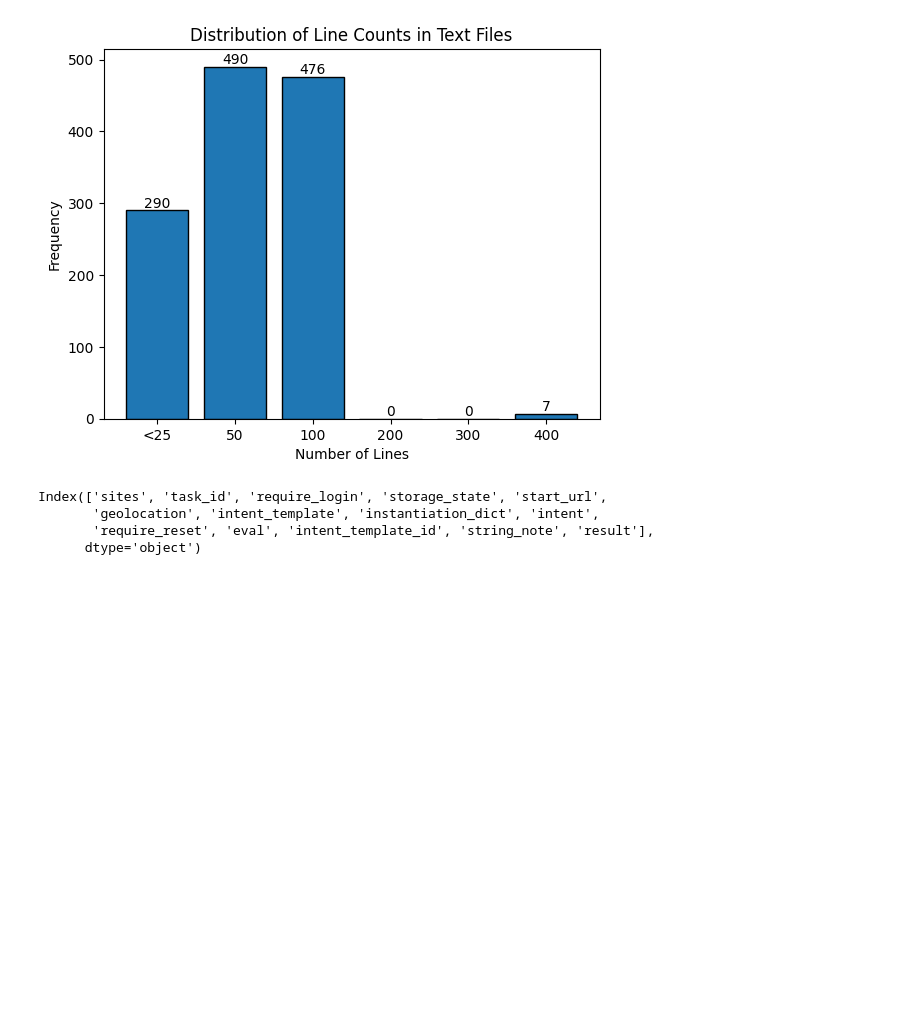
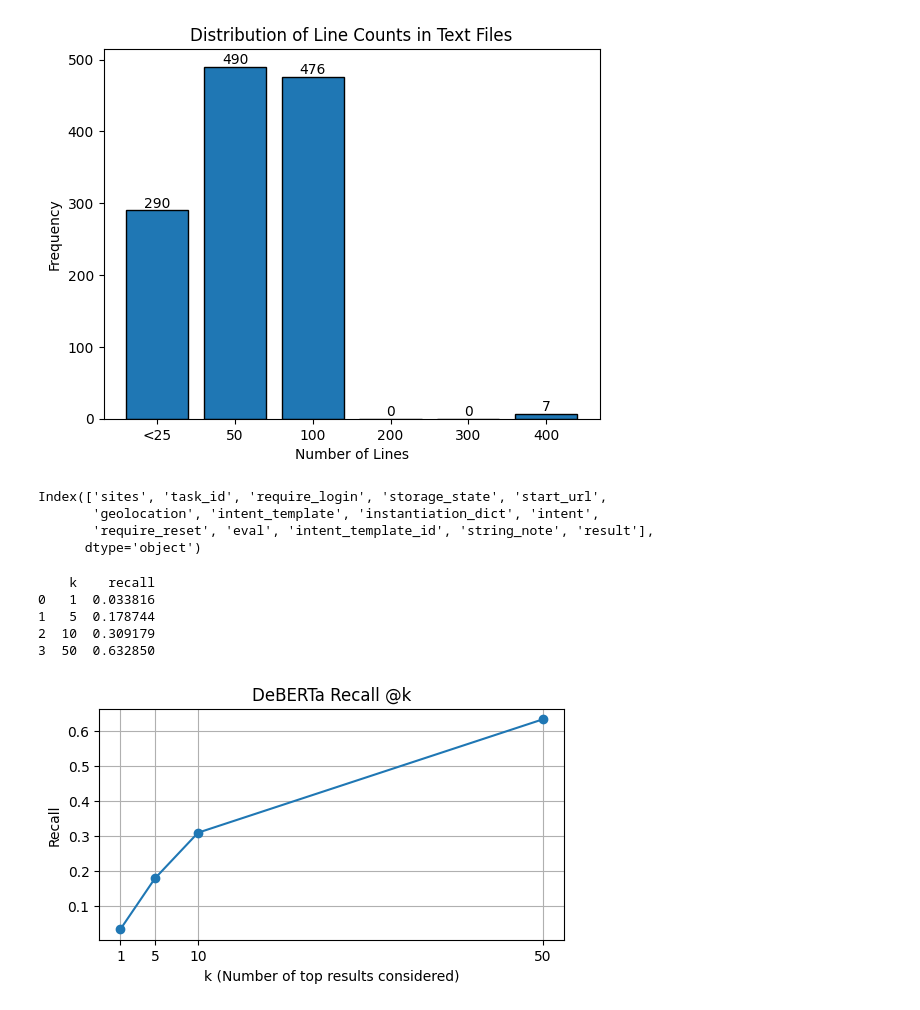
Before and after one commit to HoningJade/NLP-and-LM-for-web-agents, a Jupyter notebook: webarena_analysis/webarena_distribution.ipynb, the cells around one changed output. Cells and saved outputs as stored; diff of their text form; code cells hidden in the pictures; blank space fills up the shorter version.

```diff
--- a/webarena_analysis/webarena_distribution.ipynb
+++ b/webarena_analysis/webarena_distribution.ipynb
@@ -174,3 +174,37 @@ reddit_task_list = reddit_sample['task_id'].to_list()
 with open('reddit_task_list.txt', 'w') as f:
     for item in reddit_task_list:
         f.write("%s\n" % item)
+# %%
+import pandas as pd
+df = pd.read_csv("/Users/guozhitong/11711-webarena/deberta_api/deberta_recall_webarena.csv")
+
+recall_at_1 = df['correct_1'].mean()
+recall_at_5 = df['correct_5'].mean()
+recall_at_10 = df['correct_10'].mean()
+recall_at_50 = df['correct_50'].mean()
+
+
+
+k_values = [1, 5, 10, 50]
+recall_values = [recall_at_1, recall_at_5, recall_at_10, recall_at_50]
+# make a table out of recall_values and k_values
+recall_table = pd.DataFrame({'k': k_values, 'recall': recall_values})
+print(recall_table)
+
+
+
+plt.figure(figsize=(6, 3))
+plt.plot(k_values, recall_values, marker='o')
+plt.title('DeBERTa Recall @k')
+plt.xlabel('k (Number of top results considered)')
+plt.ylabel('Recall')
+plt.xticks(k_values)
+plt.grid(True)
+plt.show()
+# %% [output]
+    k    recall
+0   1  0.033816
+1   5  0.178744
+2  10  0.309179
+3  50  0.632850
+[figure, added]
```
Also changed, not shown: parts of 4 cells of this notebook.
